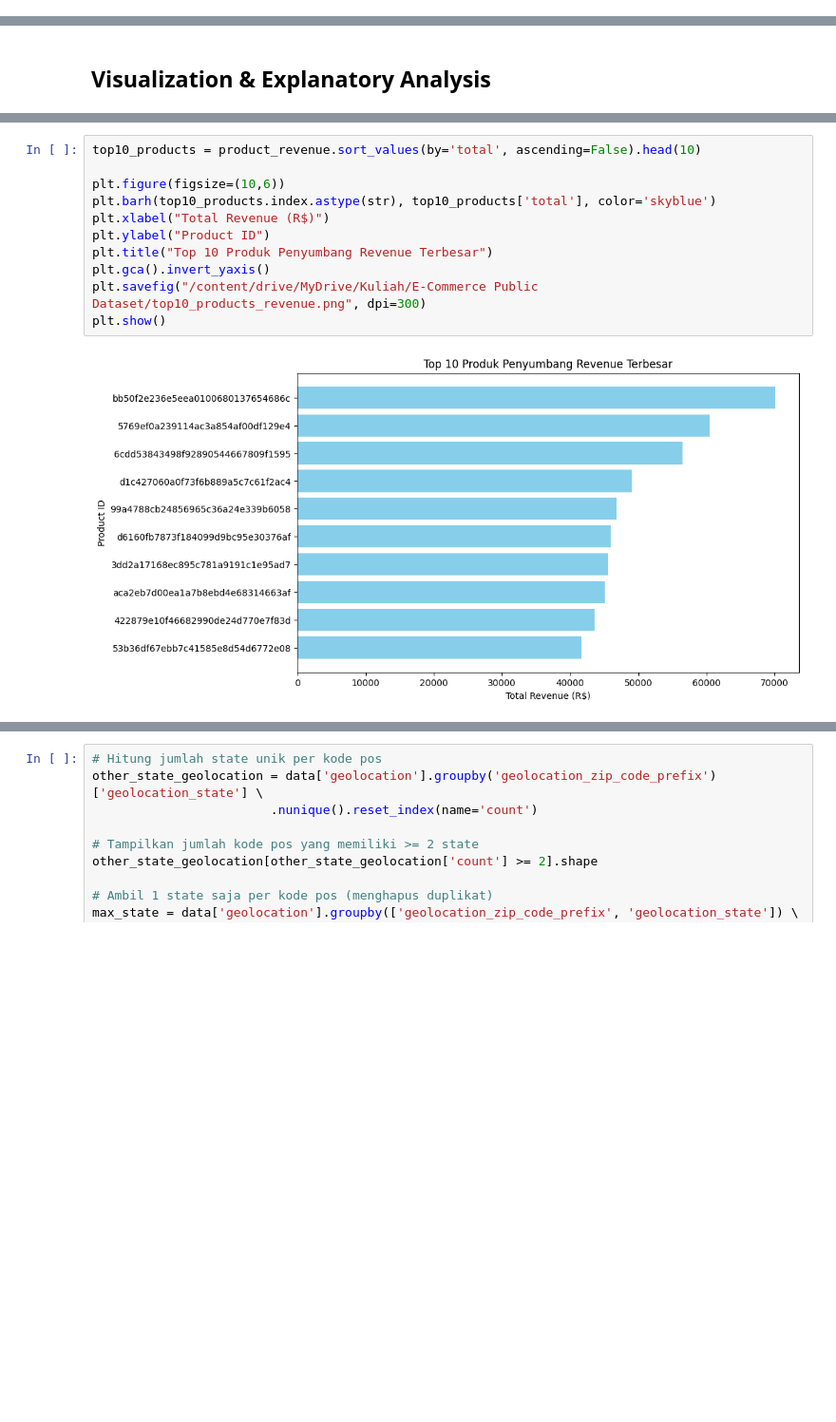
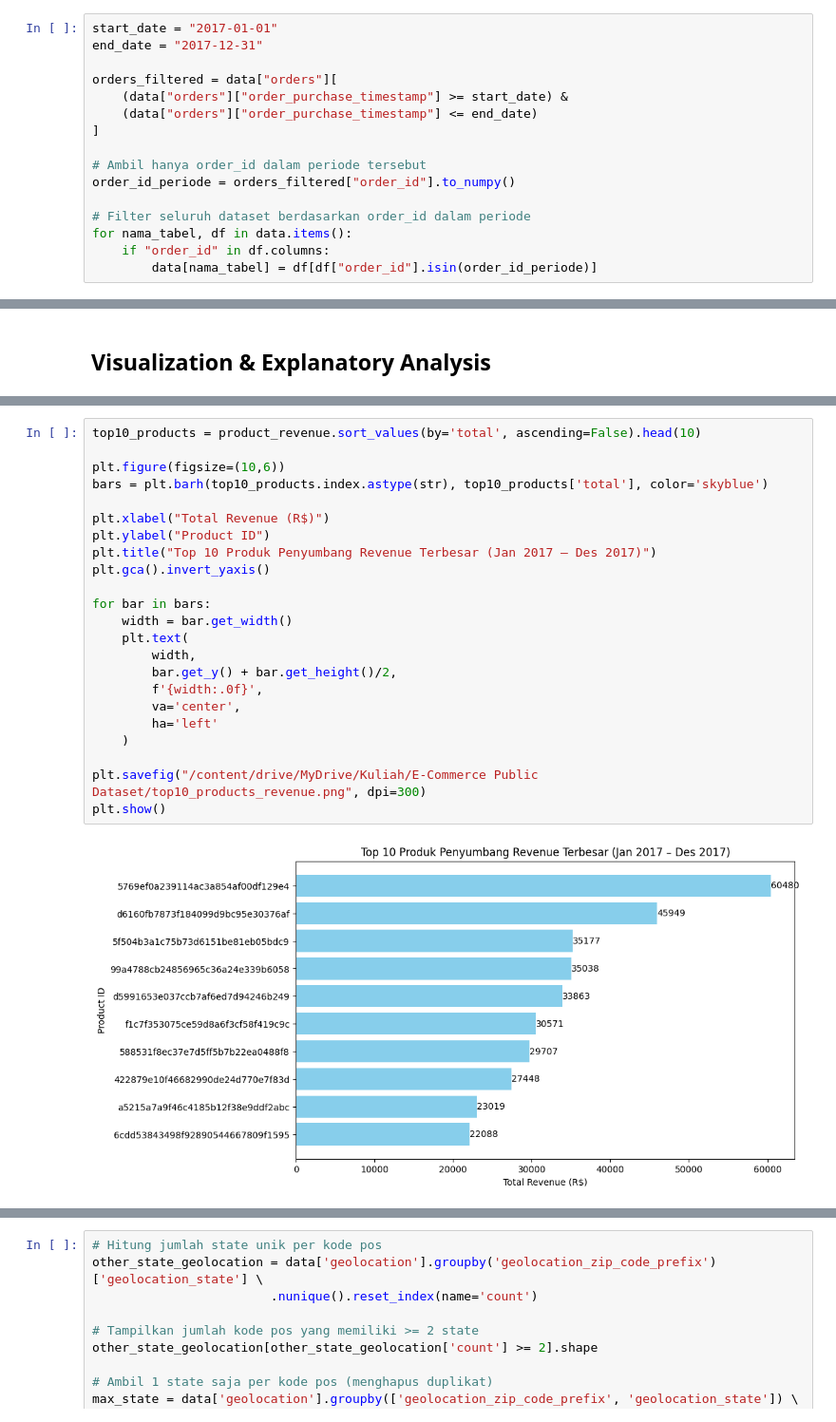
Before and after one commit to halilanisa/Proyek-Belajar-Fundamental-Analisis-Data-Dicoding, a Jupyter notebook: Proyek_Analisis_Data_Notebook.ipynb, the cells around one changed output, grey strips where cells are left out. Shown at 95% size. Saved outputs shown, nothing was run; the diff lists cells and outputs as text; blank space fills up the shorter version.

```diff
--- a/Proyek_Analisis_Data_Notebook.ipynb
+++ b/Proyek_Analisis_Data_Notebook.ipynb
@@ -150,6 +150,22 @@ dtypes: object(2)
 memory usage: 1.2+ KB
 
  None
+# %%
+start_date = "2017-01-01"
+end_date = "2017-12-31"
+
+orders_filtered = data["orders"][
+    (data["orders"]["order_purchase_timestamp"] >= start_date) &
+    (data["orders"]["order_purchase_timestamp"] <= end_date)
+]
+
+# Ambil hanya order_id dalam periode tersebut
+order_id_periode = orders_filtered["order_id"].to_numpy()
+
+# Filter seluruh dataset berdasarkan order_id dalam periode
+for nama_tabel, df in data.items():
+    if "order_id" in df.columns:
+        data[nama_tabel] = df[df["order_id"].isin(order_id_periode)]
 # %%
 datetime_columns = {
     "orders": [
@@ -951,13 +936,25 @@ product_revenue.sort_values(by='total', ascending=False)
 # %%
 top10_products = product_revenue.sort_values(by='total', ascending=False).head(10)
 
 plt.figure(figsize=(10,6))
-plt.barh(top10_products.index.astype(str), top10_products['total'], color='skyblue')
+bars = plt.barh(top10_products.index.astype(str), top10_products['total'], color='skyblue')
+
 plt.xlabel("Total Revenue (R$)")
 plt.ylabel("Product ID")
-plt.title("Top 10 Produk Penyumbang Revenue Terbesar")
+plt.title("Top 10 Produk Penyumbang Revenue Terbesar (Jan 2017 – Des 2017)")
 plt.gca().invert_yaxis()
+
+for bar in bars:
+    width = bar.get_width()
+    plt.text(
+        width,
+        bar.get_y() + bar.get_height()/2,
+        f'{width:.0f}',
+        va='center',
+        ha='left'
+    )
+
 plt.savefig("/content/drive/MyDrive/Kuliah/E-Commerce Public Dataset/top10_products_revenue.png", dpi=300)
 plt.show()
 # %% [output]
-[figure, old version]
+[figure, new version]
```
Also changed, not shown: parts of 40 cells of this notebook, 2 other files.
